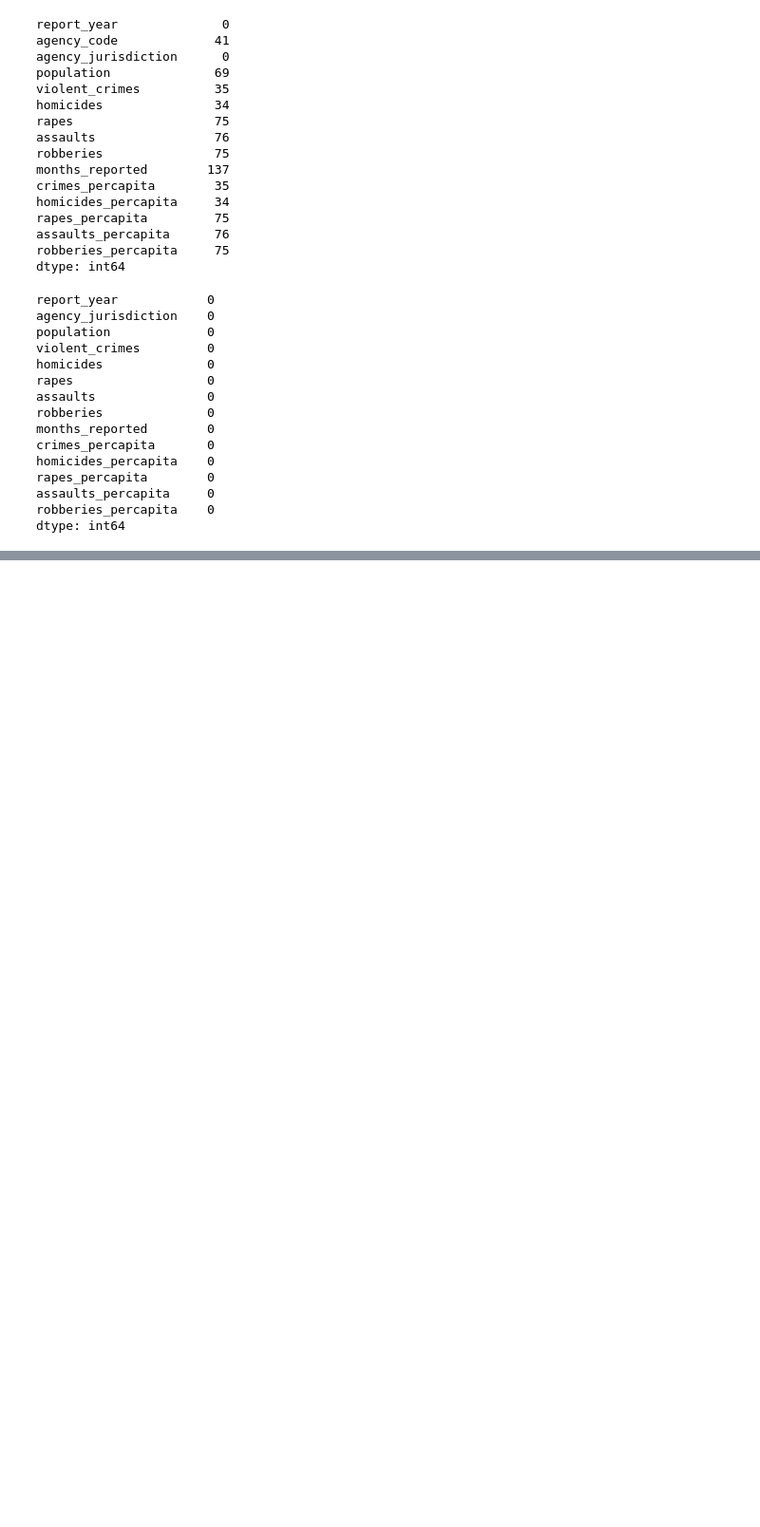
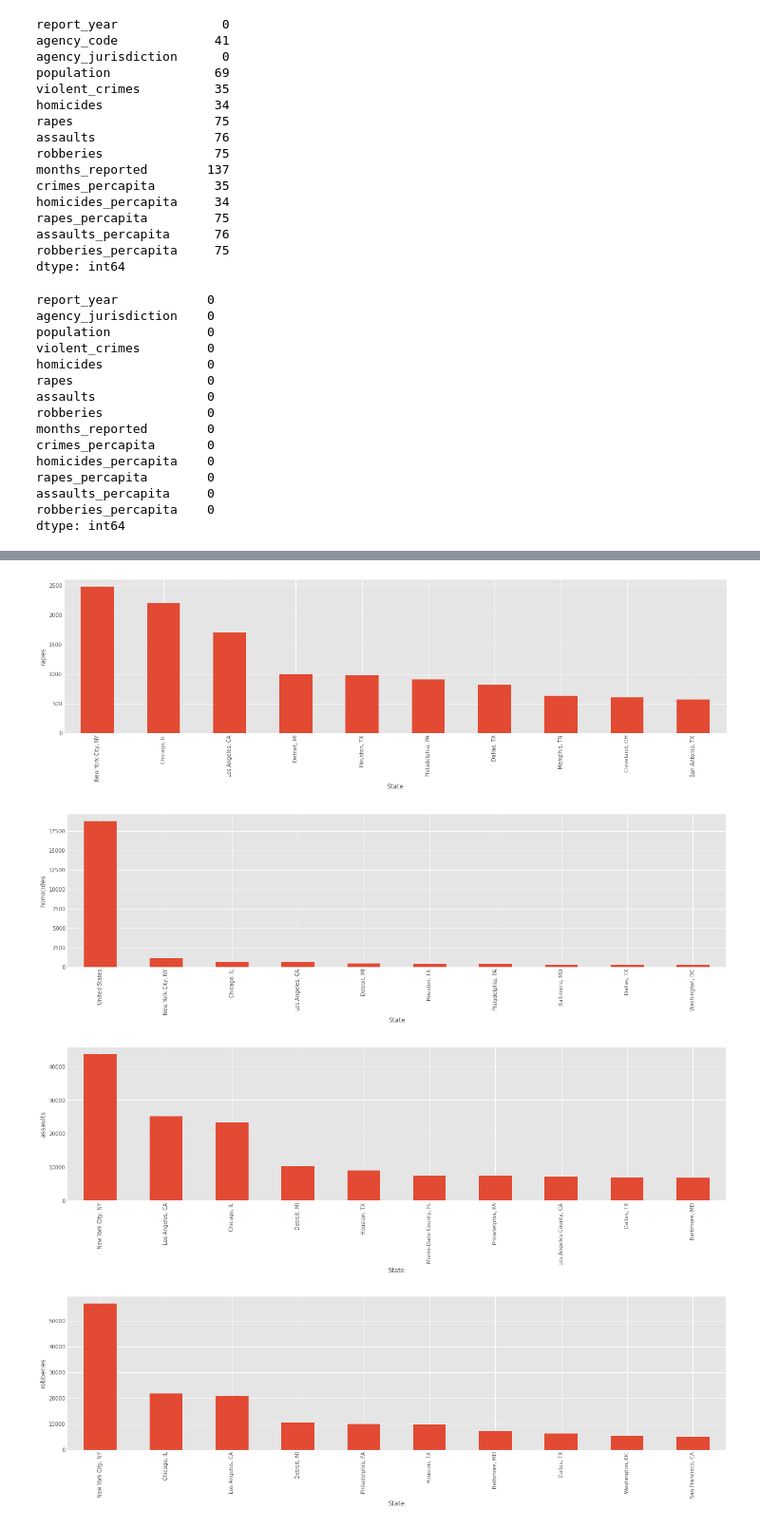
Before and after one commit to duaneywadey/A-collection-of-Jupyter-notebooks-and-CSV-files, a Jupyter notebook: MATPLOTLIB_+_NUMPY.ipynb, the cells around one changed output, grey strips where cells are left out. Shown at 95% size. Drawn from its saved outputs; the diff is of its cells as text; code cells hidden in the pictures; blank space fills up the shorter version.

```diff
--- a/MATPLOTLIB_+_NUMPY.ipynb
+++ b/MATPLOTLIB_+_NUMPY.ipynb
@@ -115,0 +120,4 @@ for c in crimes:
+# %%
+df['State'] = df['agency_jurisdiction'].str.split().str[1]
+df['State'] = df['State'].str.replace(',', '')
+df.head()
@@ -115,0 +131,12 @@ for c in crimes:
+# %%
+crimes = ['rapes', 'homicides', 'assaults', 'robberies']
+for c in crimes:
+  plt.figure(figsize=(20,5))
+  axs= df.groupby('agency_jurisdiction')[c].mean().nlargest(10).plot.bar()
+  axs.set_xlabel("State")
+  axs.set_ylabel(c)
+# %% [output]
+[figure, added]
+[figure, added]
+[figure, added]
+[figure, added]
```
Also changed, not shown: parts of 5 cells of this notebook.
